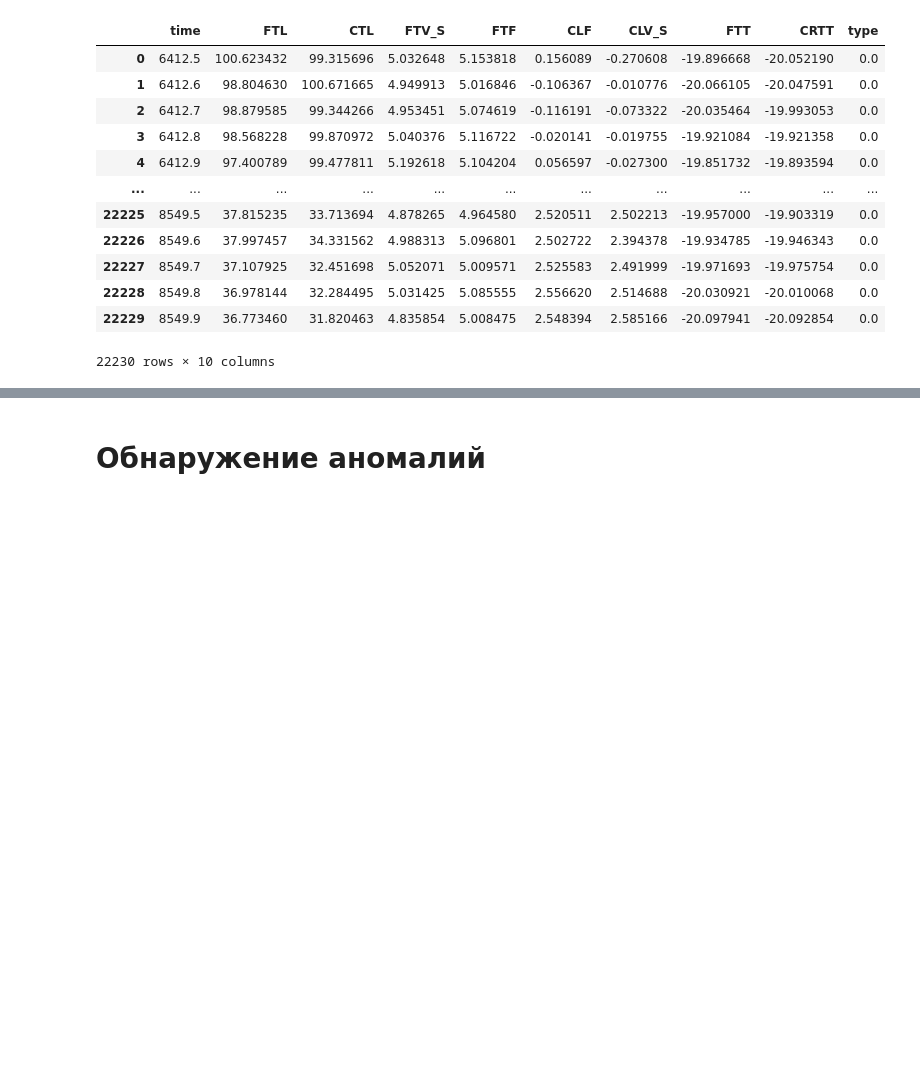
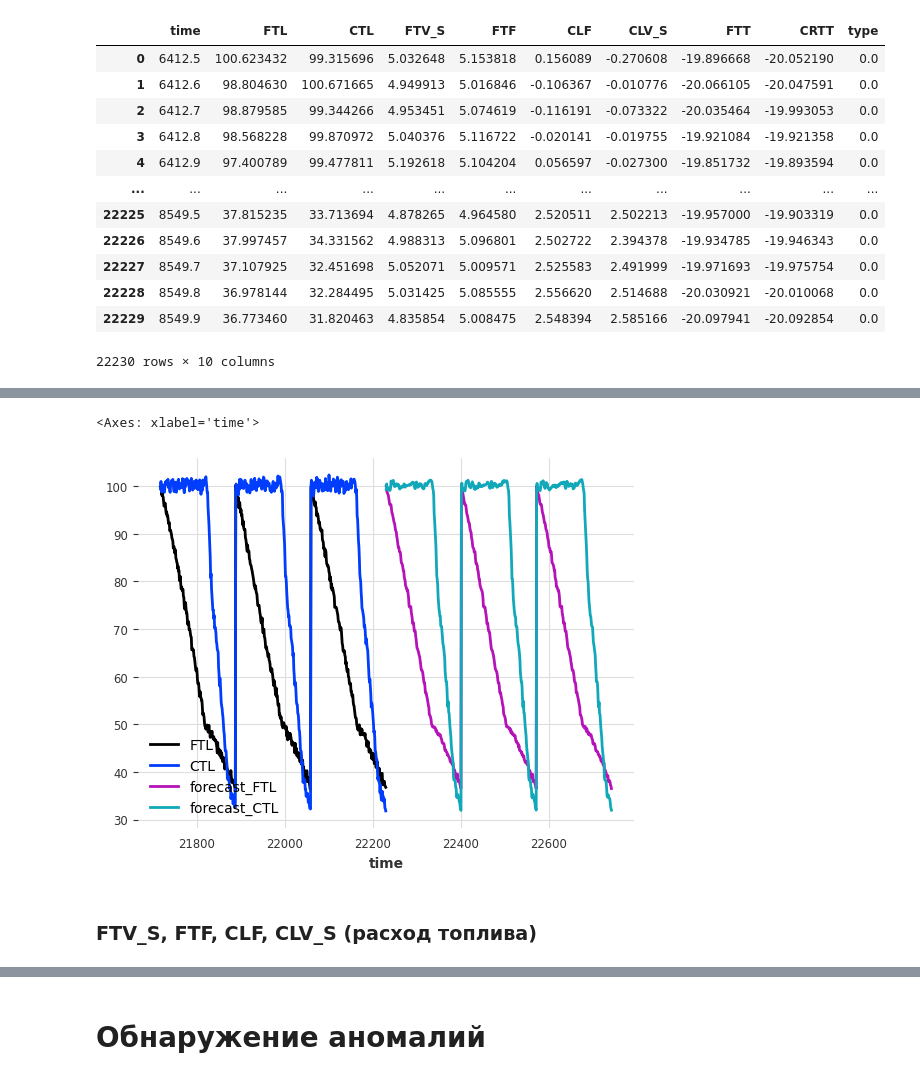
Before and after one commit to krzhld/detection_with_forecasting_anomaly_model, a Jupyter notebook: solution.ipynb, the cells around one changed output, grey strips where cells are left out. Drawn from its saved outputs; the diff is of its cells as text; code cells hidden in the pictures; blank space fills up the shorter version.

```diff
--- a/solution.ipynb
+++ b/solution.ipynb
@@ -400,0 +470,15 @@ df_test
+# %%
+ts_train = time_series_train[['FTL', 'CTL']]
+ts_test = time_series_test[['FTL', 'CTL']]
+# %%
+from darts.models import RandomForest
+
+forecasting_model = RandomForest.load('FTL_CTL_RANDOM_FOREST.pkl')
+predicted = forecasting_model.predict(3 * period, ts_test)
+ts_test[127*period:].plot()
+predicted.plot(label='forecast')
+# %% [output]
+<Axes: xlabel='time'>
+[figure, added]
+# %% [markdown]
+### FTV_S, FTF, CLF, CLV_S (расход топлива)
```
Also changed, not shown: parts of 22 cells of this notebook, 7 other files.
